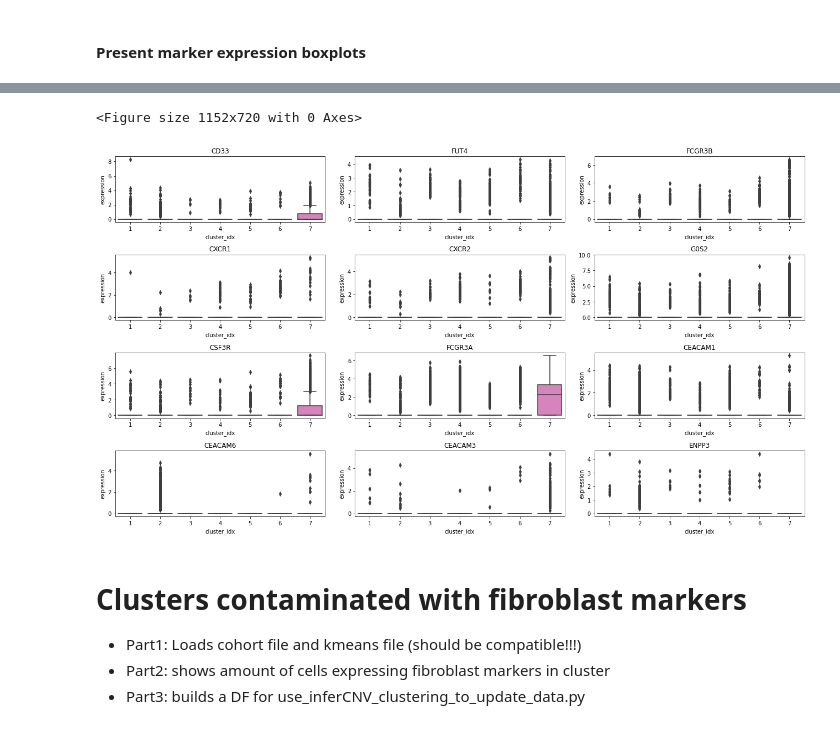
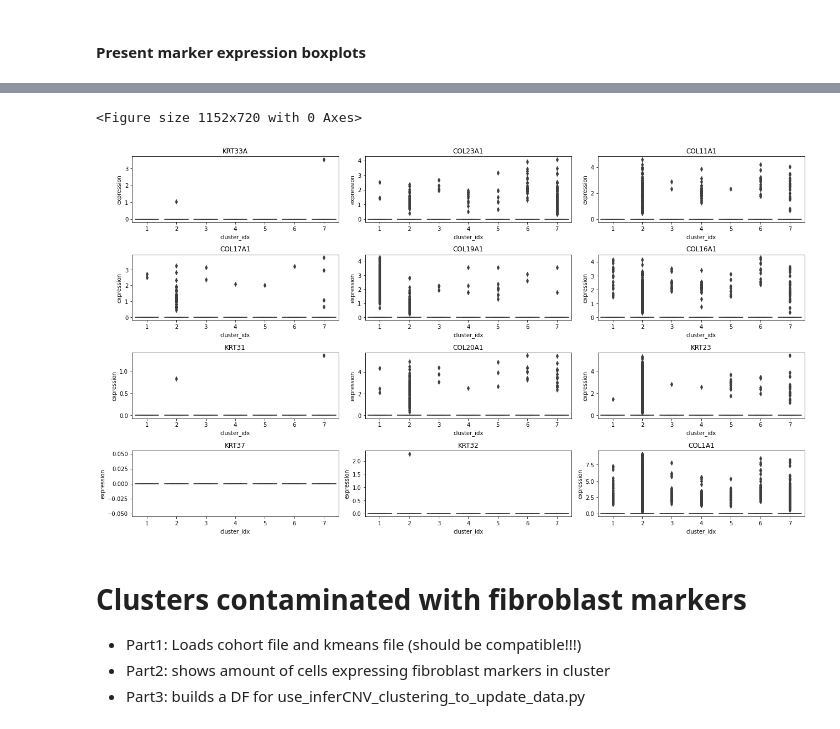
Before and after one commit to ItayShlosberg/classifying-response-to-immunotherapy, a Jupyter notebook: data_analysis/server_notebooks/Kmeans_clusters_investigation.ipynb, the cells around one changed output, grey strips where cells are left out. Cells and saved outputs as stored; diff of their text form; code cells hidden in the pictures.

```diff
--- a/data_analysis/server_notebooks/Kmeans_clusters_investigation.ipynb
+++ b/data_analysis/server_notebooks/Kmeans_clusters_investigation.ipynb
@@ -55,0 +78,22 @@ import matplotlib.pyplot as plt
+# %%
+KMEANS_PATH = fr'/storage/md_keren/shitay/outputs/clustering/kmeans/26.6.21/row_kmeans'
+KMEANS_FILE_NAME = f'kmeans_immune_cells_4k_genes_k' # ENDS WITH _i.pkl for i in range(2, 15)
+
+clusters_size = []
+first_k=2
+last_k=15
+
+
+for K in range(first_k, last_k+1):
+    file_full_path = join(KMEANS_PATH, KMEANS_FILE_NAME+f'_{K}.pkl')
+    kmeans_file = pickle.load(open(file_full_path, 'rb'))
+    clusters_indices = kmeans_file['clusters']
+
+
+    clusters_size.append([len(cluster) for idx, cluster in enumerate(clusters_indices)])
+df = pd.DataFrame(clusters_size)
+df.index = [f'K={v}' for v in range(first_k, last_k+1)]
+df = df.T
+df.index = [v for v in range(1, last_k+1)]
+
+# df
@@ -61,7 +109,7 @@ KMEANS_PATH = fr'/storage/md_keren/shitay/outputs/clustering/kmeans/row_kmeans'
 
 filtered_cells_path = r'/storage/md_keren/shitay/Data/droplet_seq/cohort/normalized/6.21/cohort_normalized_10.6.21.pkl'
 cohort = pickle.load(open(filtered_cells_path, 'rb'))
-filtered_cells = cohort[filtered_cells.cells_information.getattr('is_immune')]
+filtered_cells = cohort[cohort.cells_information.getattr('is_immune')]
 
 # empty_barcodes_path = r'/storage/md_keren/shitay/outputs/CellBender/empty_droplets_barcodes.csv'
 # empty_barcodes_df = pd.read_csv(empty_barcodes_path)
@@ -358,30 +388,30 @@ If this value: 24 is bigger than 12, split the next plot into piceses of 12 as w
 # %%
 markers_list = list(df['marker'].unique())
 # markers_list = list(df['marker'].unique())[int(len(list(df['marker'].unique()))/2):] ## split into 2 when there are many markers (more than 12)
-markers_list = list(df['marker'].unique())[12:] ## Takes first 12 markers (more than 12)
+markers_list = list(df['marker'].unique())[:12] ## Takes first 12 markers (more than 12)
 
 plt.figure(figsize=(16,10))
 # plt.figure(figsize=(16,56))
 fig, axes = plt.subplots(int(np.ceil(len(markers_list)/3)), 3, figsize=(18, 10))
 axes = axes.ravel()
 axes_indices = [(x,y) for x in range(int(np.ceil(len(markers_list)/3))) for y in range(3)]
 
 for idx, marker_name in enumerate(markers_list):
 
     if len(axes.shape)>1:
         ax = axes[axes_indices[idx][0], axes_indices[idx][1]]
     else:
         ax = axes[idx]
 
     marker_df = df[df['marker']==marker_name]
     g = sns.boxplot(ax=ax, x="cluster_idx", y="expression", data=marker_df);
     ax.set_title(marker_name)
 fig.tight_layout()
 
 if len(markers_list)%3>0:
     for i in range(3-len(markers_list)%3, 0, -1):
         axes[-i].remove()
 # %% [output]
 <Figure size 1152x720 with 0 Axes>
-[figure, old version]
+[figure, new version]
 # %%
```
Also changed, not shown: parts of 23 cells of this notebook, 11 other files.
